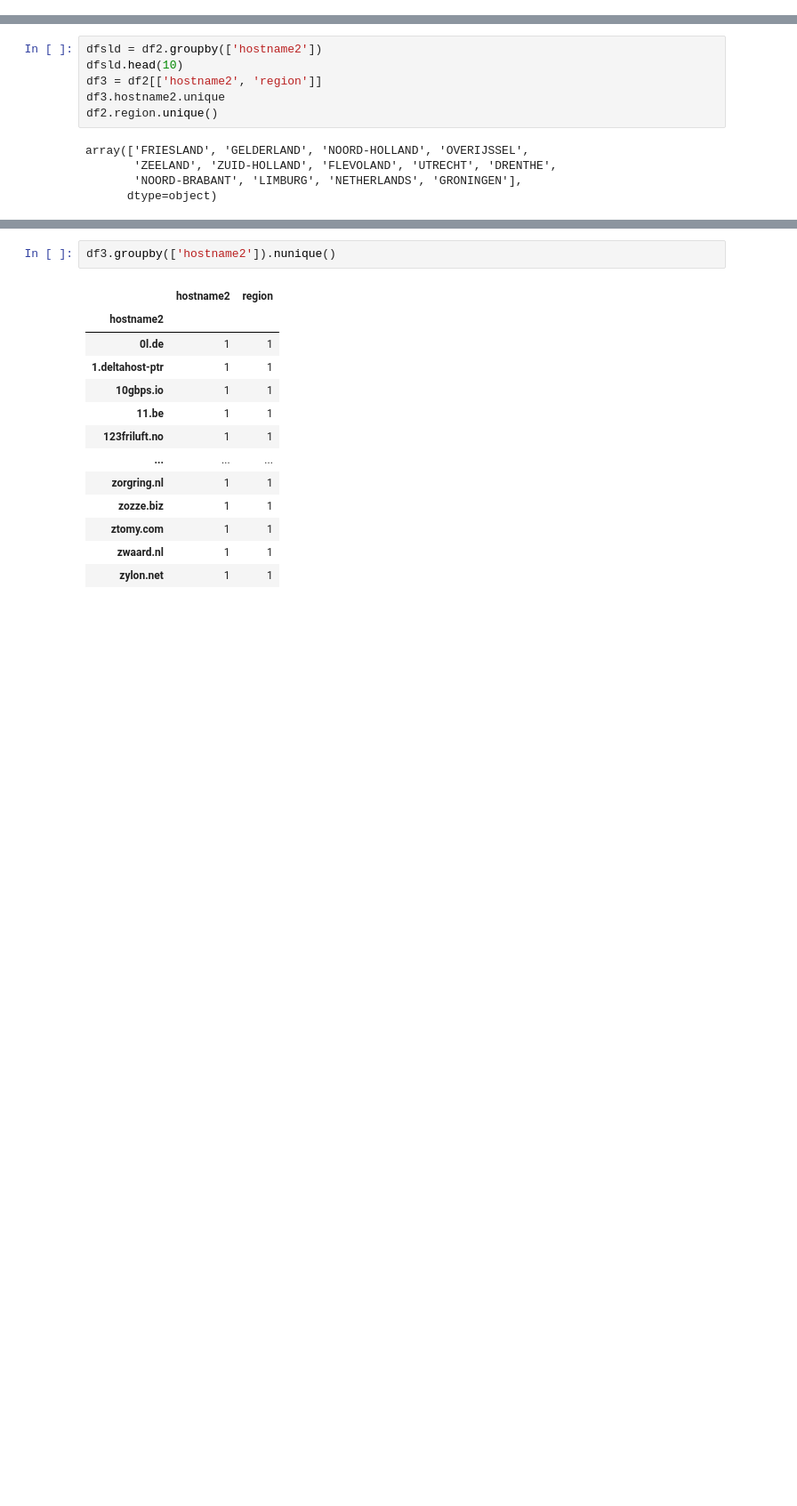
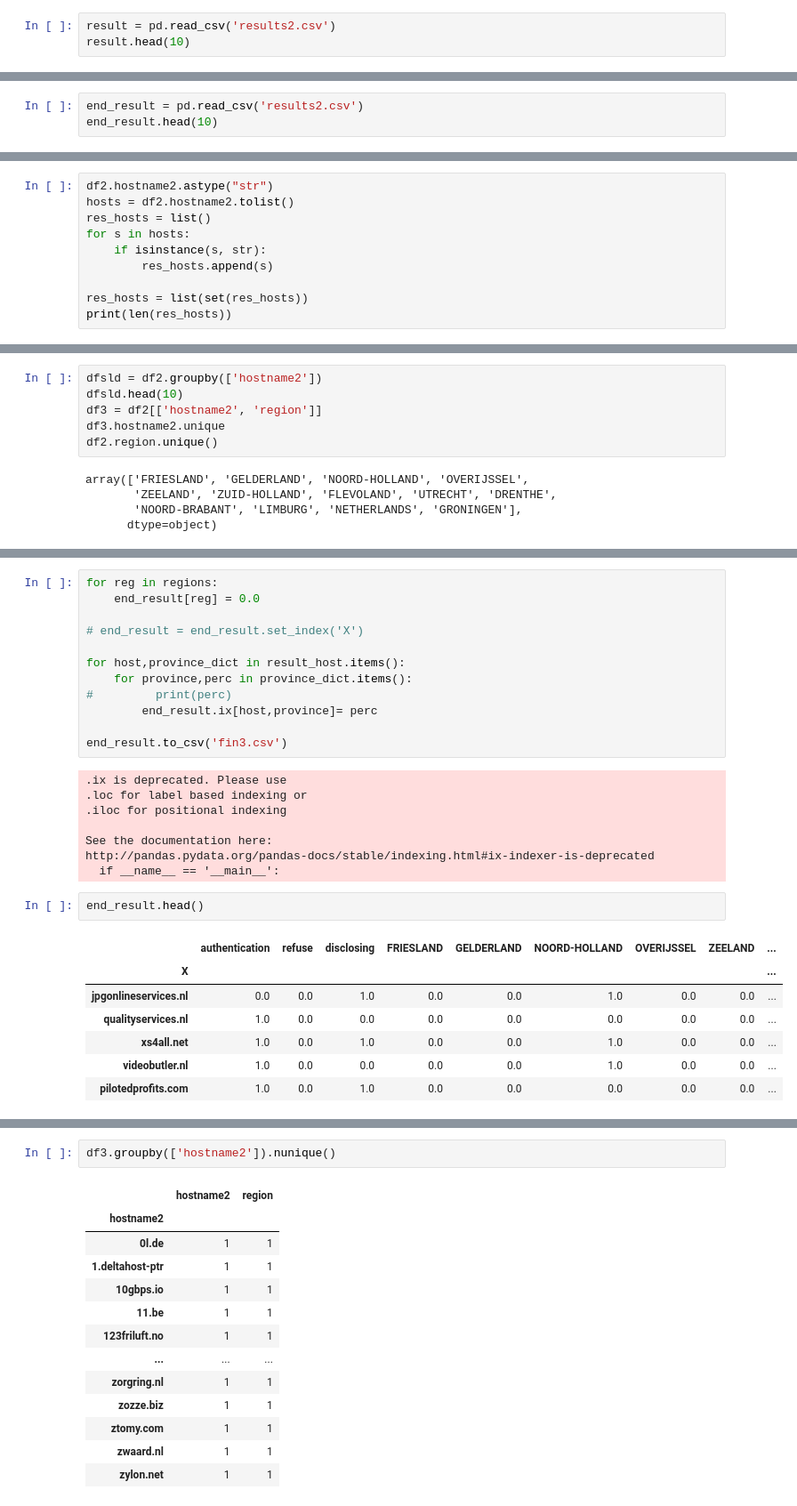
Before and after one commit to thechib12/EOS_telnet, a Jupyter notebook: code/block_4/EoS Block 4 Christiaan & Calvin.ipynb, the cells around one changed output, grey strips where cells are left out. Shown at 89% size. Cells and saved outputs as stored; diff of their text form; blank space fills up the shorter version.

```diff
--- a/code/block_4/EoS Block 4 Christiaan & Calvin.ipynb
+++ b/code/block_4/EoS Block 4 Christiaan & Calvin.ipynb
@@ -6,3 +7,6 @@ import numpy as np
 
 
 df = pd.read_csv('telnetscan.csv', parse_dates = ['timestamp'] )
+# %%
+result = pd.read_csv('results2.csv')
+result.head(10)
@@ -8,0 +25,3 @@ df = pd.read_csv('telnetscan.csv', parse_dates = ['timestamp'] )
+# %%
+end_result = pd.read_csv('results2.csv')
+end_result.head(10)
@@ -48 +84,11 @@ See the caveats in the documentation: http://pandas.pydata.org/pandas-docs/stabl
   """Entry point for launching an IPython kernel.
+# %%
+df2.hostname2.astype("str")
+hosts = df2.hostname2.tolist()
+res_hosts = list()
+for s in hosts:
+    if isinstance(s, str):
+        res_hosts.append(s)
+
+res_hosts = list(set(res_hosts))
+print(len(res_hosts))
@@ -146,0 +247,30 @@ for  region in regions:
+# %%
+for reg in regions:
+    end_result[reg] = 0.0
+
+# end_result = end_result.set_index('X')
+
+for host,province_dict in result_host.items():
+    for province,perc in province_dict.items():
+#         print(perc)
+        end_result.ix[host,province]= perc
+
+end_result.to_csv('fin3.csv')
+# %% [output]
+.ix is deprecated. Please use
+.loc for label based indexing or
+.iloc for positional indexing
+
+See the documentation here:
+http://pandas.pydata.org/pandas-docs/stable/indexing.html#ix-indexer-is-deprecated
+  if __name__ == '__main__':
+# %%
+end_result.head()
+# %% [output]
+|  | authentication | refuse | disclosing | FRIESLAND | GELDERLAND | NOORD-HOLLAND | OVERIJSSEL | ZEELAND | ... |
+| X |  |  |  |  |  |  |  |  | ... |
+| jpgonlineservices.nl | 0.0 | 0.0 | 1.0 | 0.0 | 0.0 | 1.0 | 0.0 | 0.0 | ... |
+| qualityservices.nl | 1.0 | 0.0 | 0.0 | 0.0 | 0.0 | 0.0 | 0.0 | 0.0 | ... |
+| xs4all.net | 1.0 | 0.0 | 1.0 | 0.0 | 0.0 | 1.0 | 0.0 | 0.0 | ... |
+| videobutler.nl | 1.0 | 0.0 | 0.0 | 0.0 | 0.0 | 1.0 | 0.0 | 0.0 | ... |
+| pilotedprofits.com | 1.0 | 0.0 | 1.0 | 0.0 | 0.0 | 0.0 | 0.0 | 0.0 | ... |
```
Also changed, not shown: parts of 11 cells of this notebook.
